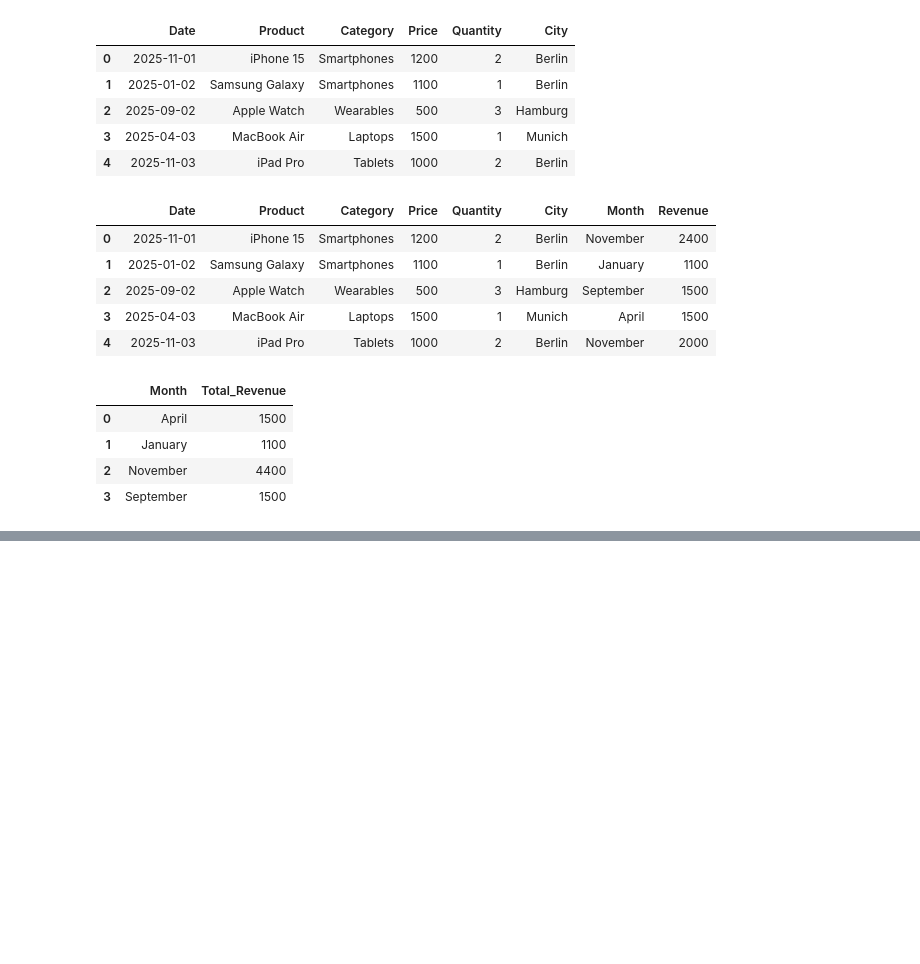
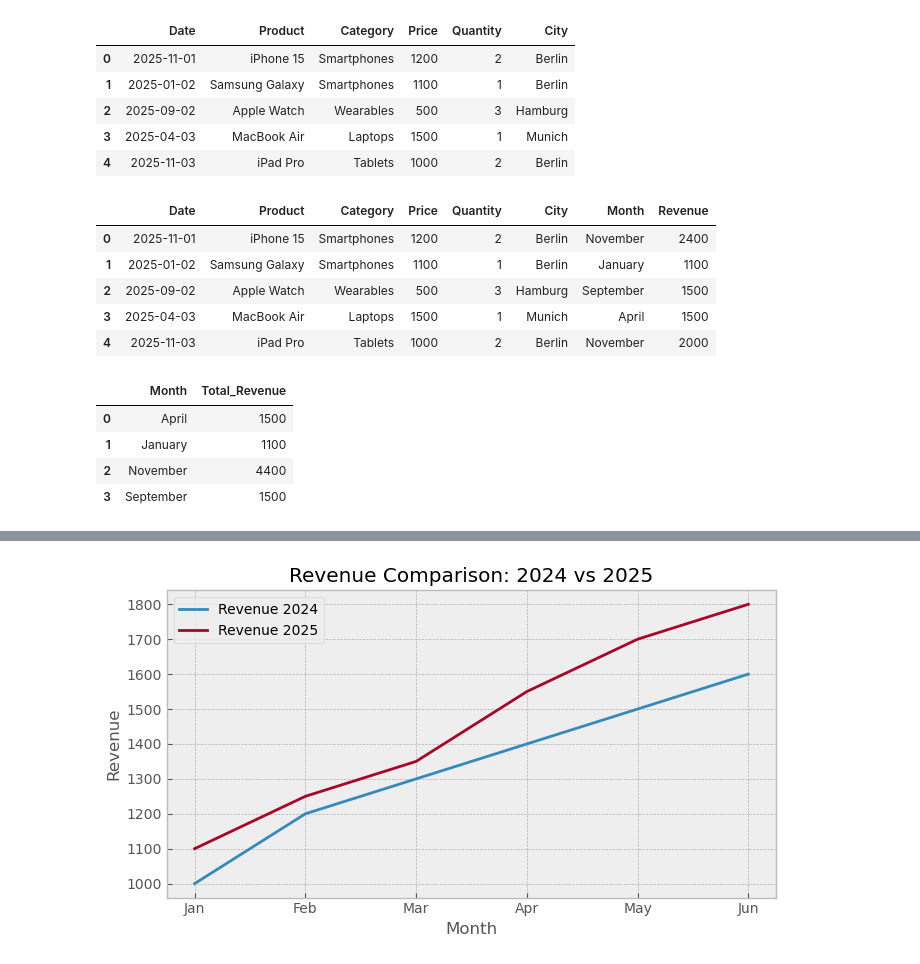
Before and after one commit to HalynaYaremenko/test-tasks-Python, a Jupyter notebook: pandas_matplotlib_practice.ipynb, the cells around one changed output, grey strips where cells are left out. Cells and saved outputs as stored; diff of their text form; code cells hidden in the pictures; blank space fills up the shorter version.

```diff
--- a/pandas_matplotlib_practice.ipynb
+++ b/pandas_matplotlib_practice.ipynb
@@ -1088,0 +1164,30 @@ plt.show()
+# %%
+# 67. Створи кілька серій даних (наприклад, Revenue за 2 роки) і побудуй їх разом на одному графіку з легендою.
+
+data_new = {
+    "Month": ["Jan", "Feb", "Mar", "Apr", "May", "Jun"],
+    "Revenue_2024": [1000, 1200, 1300, 1400, 1500, 1600],
+    "Revenue_2025": [1100, 1250, 1350, 1550, 1700, 1800]
+}
+
+df_new = pd.DataFrame(data_new)
+
+plt.figure(figsize=(7,4))
+
+# Лінія за 2024 рік
+plt.plot(df_new["Month"], df_new["Revenue_2024"], label="Revenue 2024")
+
+# Лінія за 2025 рік
+plt.plot(df_new["Month"], df_new["Revenue_2025"], label="Revenue 2025")
+
+plt.title("Revenue Comparison: 2024 vs 2025")
+plt.xlabel("Month")
+plt.ylabel("Revenue")
+
+# Легенда
+plt.legend()
+
+plt.tight_layout() # автоматично підганяє елементи графіка, щоб вони не накладалися один на одного
+plt.show()
+# %% [output]
+[figure, added]
```
Also changed, not shown: parts of 23 cells of this notebook, 1 other file.
